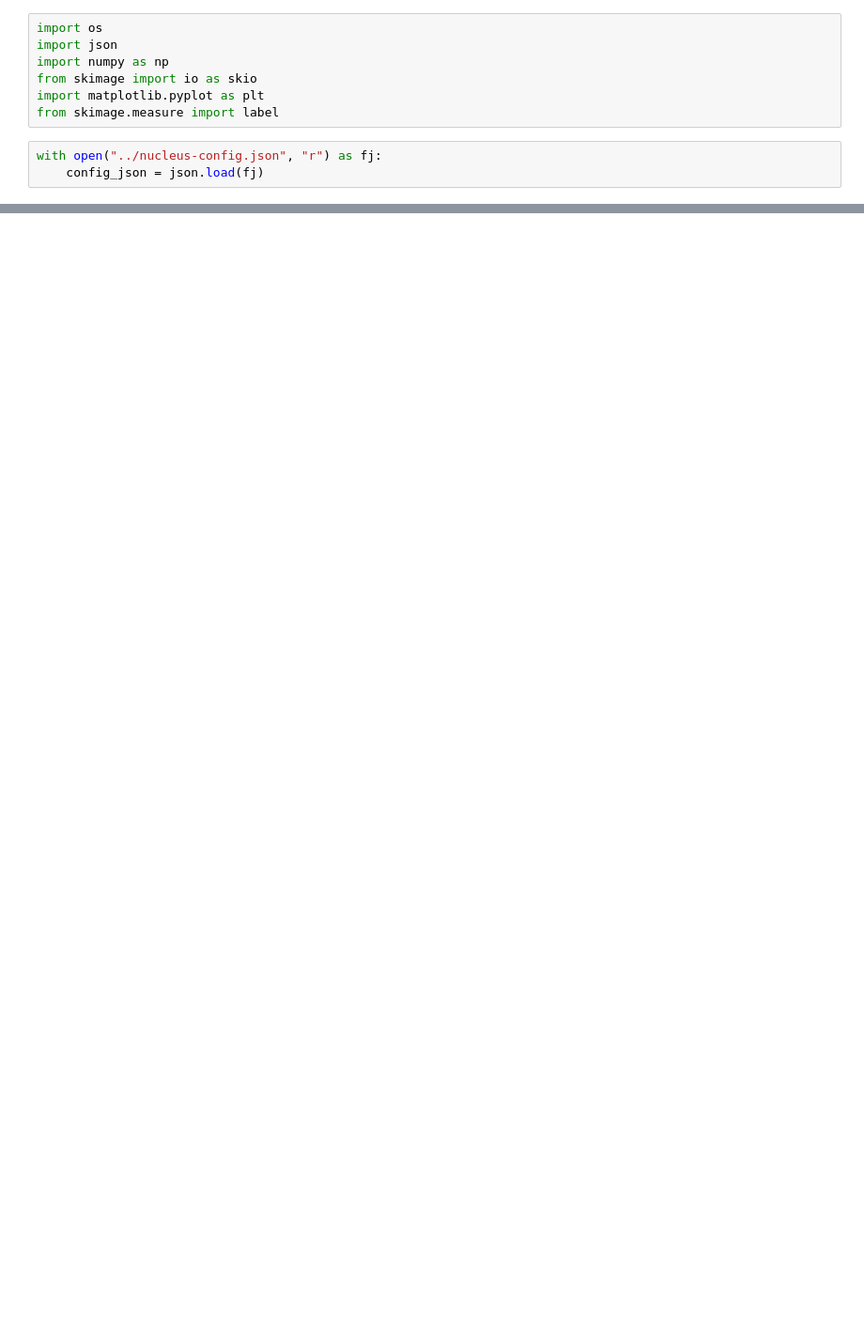
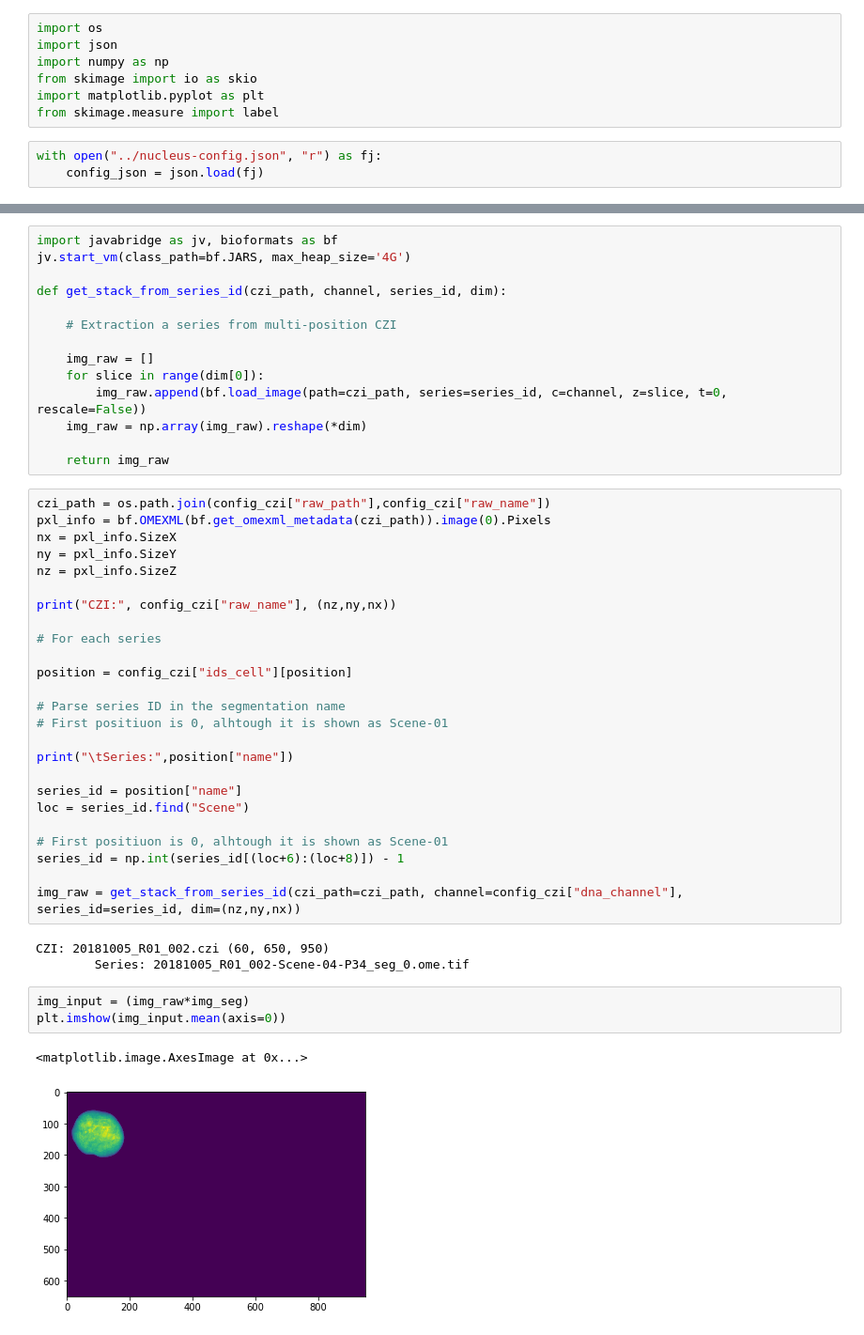
Before and after one commit to AllenInstitute/qcb-analysis, a Jupyter notebook: data-scripts/misc/inspect_nucleus.ipynb, the cells around one changed output, grey strips where cells are left out. Shown at 94% size. Saved outputs shown, nothing was run; the diff lists cells and outputs as text; blank space fills up the shorter version.

```diff
--- a/data-scripts/misc/inspect_nucleus.ipynb
+++ b/data-scripts/misc/inspect_nucleus.ipynb
@@ -67,0 +90,48 @@ plt.imshow(img_seg_crop.max(axis=1))
+# %%
+import javabridge as jv, bioformats as bf
+jv.start_vm(class_path=bf.JARS, max_heap_size='4G')
+
+def get_stack_from_series_id(czi_path, channel, series_id, dim):
+
+    # Extraction a series from multi-position CZI
+
+    img_raw = []
+    for slice in range(dim[0]):
+        img_raw.append(bf.load_image(path=czi_path, series=series_id, c=channel, z=slice, t=0, rescale=False))
+    img_raw = np.array(img_raw).reshape(*dim)
+
+    return img_raw
+# %%
+czi_path = os.path.join(config_czi["raw_path"],config_czi["raw_name"])
+pxl_info = bf.OMEXML(bf.get_omexml_metadata(czi_path)).image(0).Pixels
+nx = pxl_info.SizeX
+ny = pxl_info.SizeY
+nz = pxl_info.SizeZ
+
+print("CZI:", config_czi["raw_name"], (nz,ny,nx))
+
+# For each series
+
+position = config_czi["ids_cell"][position]
+
+# Parse series ID in the segmentation name
+# First positiuon is 0, alhtough it is shown as Scene-01
+
+print("\tSeries:",position["name"])
+
+series_id = position["name"]
+loc = series_id.find("Scene")
+
+# First positiuon is 0, alhtough it is shown as Scene-01
+series_id = np.int(series_id[(loc+6):(loc+8)]) - 1
+
+img_raw = get_stack_from_series_id(czi_path=czi_path, channel=config_czi["dna_channel"], series_id=series_id, dim=(nz,ny,nx))
+# %% [output]
+CZI: 20181005_R01_002.czi (60, 650, 950)
+        Series: 20181005_R01_002-Scene-04-P34_seg_0.ome.tif
+# %%
+img_input = (img_raw*img_seg)
+plt.imshow(img_input.mean(axis=0))
+# %% [output]
+<matplotlib.image.AxesImage at 0x...>
+[figure, added]
```
Also changed, not shown: parts of 10 cells of this notebook, 2 other files.
